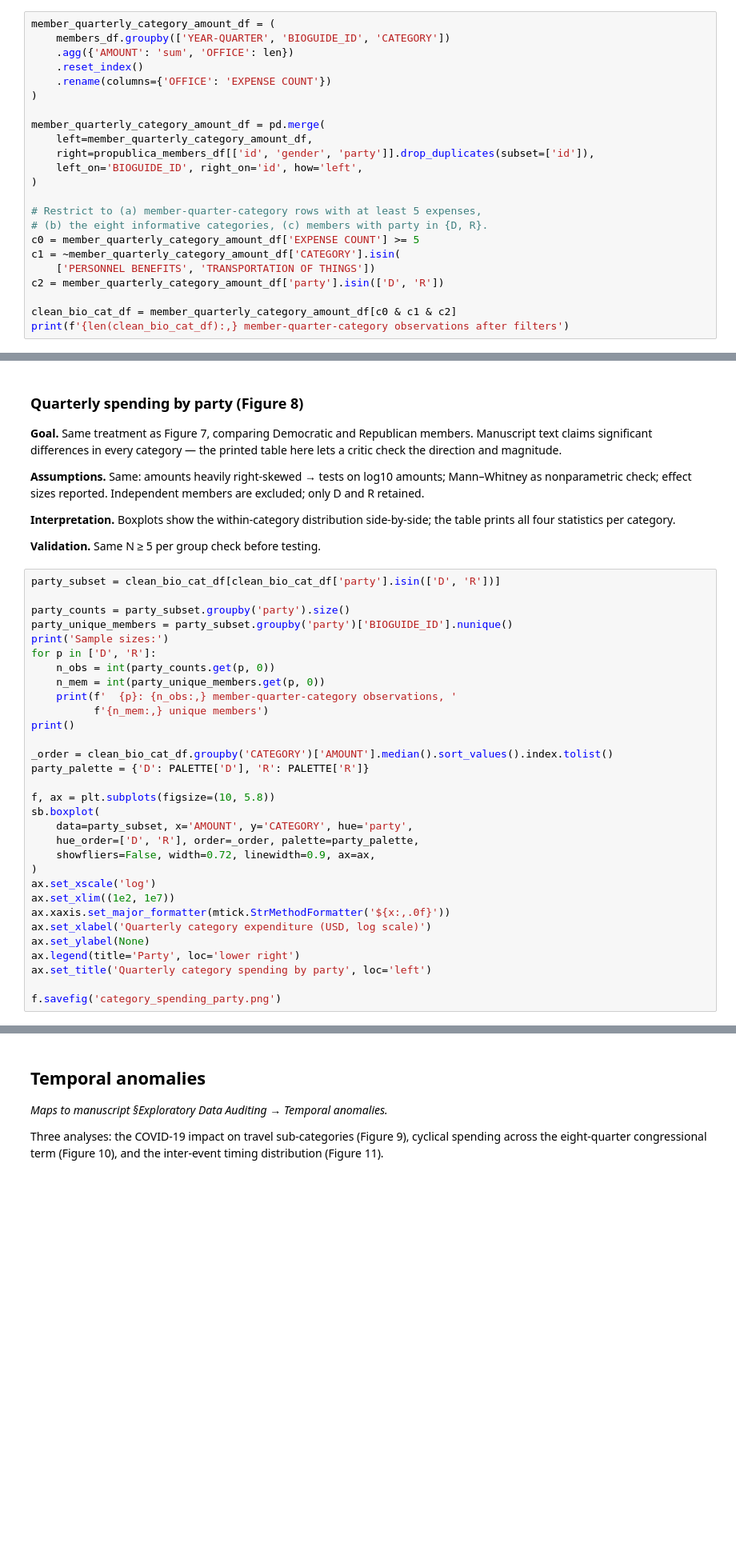
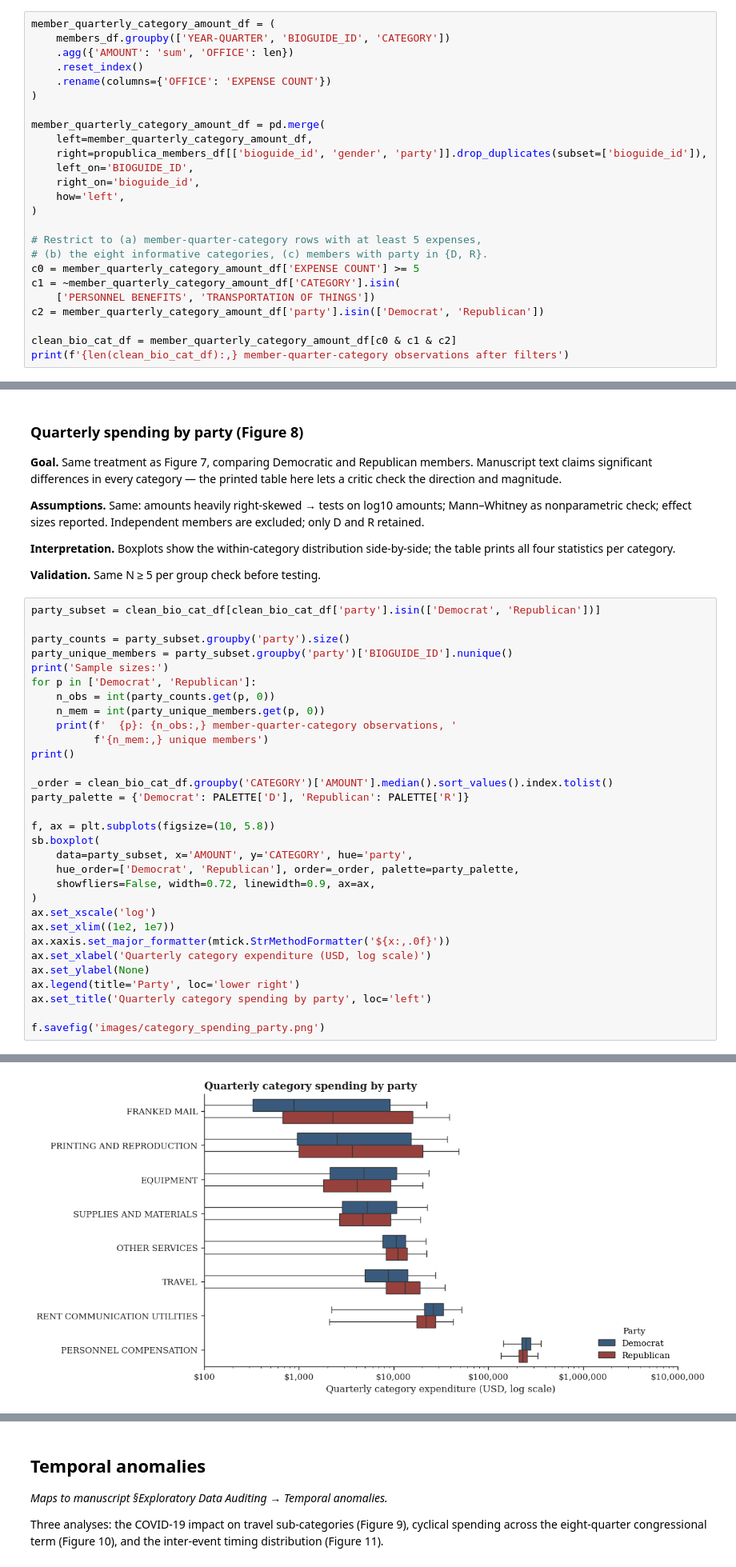
Before and after one commit to brianckeegan/exploratory-data-auditing, a Jupyter notebook: analysis_v3.ipynb, the cells around one changed output, grey strips where cells are left out. Shown at 80% size. Cells and saved outputs as stored; diff of their text form; blank space fills up the shorter version.

```diff
--- a/analysis_v3.ipynb
+++ b/analysis_v3.ipynb
@@ -1004,8 +1111,10 @@ member_quarterly_category_amount_df = (
 
 member_quarterly_category_amount_df = pd.merge(
     left=member_quarterly_category_amount_df,
-    right=propublica_members_df[['id', 'gender', 'party']].drop_duplicates(subset=['id']),
-    left_on='BIOGUIDE_ID', right_on='id', how='left',
+    right=propublica_members_df[['bioguide_id', 'gender', 'party']].drop_duplicates(subset=['bioguide_id']),
+    left_on='BIOGUIDE_ID',
+    right_on='bioguide_id',
+    how='left',
 )
 
 # Restrict to (a) member-quarter-category rows with at least 5 expenses,
@@ -1013,7 +1122,7 @@ member_quarterly_category_amount_df = pd.merge(
 c0 = member_quarterly_category_amount_df['EXPENSE COUNT'] >= 5
 c1 = ~member_quarterly_category_amount_df['CATEGORY'].isin(
     ['PERSONNEL BENEFITS', 'TRANSPORTATION OF THINGS'])
-c2 = member_quarterly_category_amount_df['party'].isin(['D', 'R'])
+c2 = member_quarterly_category_amount_df['party'].isin(['Democrat', 'Republican'])
 
 clean_bio_cat_df = member_quarterly_category_amount_df[c0 & c1 & c2]
 print(f'{len(clean_bio_cat_df):,} member-quarter-category observations after filters')
@@ -1100,12 +1226,12 @@ for _cat in _order:
 
 **Validation.** Same N ≥ 5 per group check before testing.
 # %%
-party_subset = clean_bio_cat_df[clean_bio_cat_df['party'].isin(['D', 'R'])]
+party_subset = clean_bio_cat_df[clean_bio_cat_df['party'].isin(['Democrat', 'Republican'])]
 
 party_counts = party_subset.groupby('party').size()
 party_unique_members = party_subset.groupby('party')['BIOGUIDE_ID'].nunique()
 print('Sample sizes:')
-for p in ['D', 'R']:
+for p in ['Democrat', 'Republican']:
     n_obs = int(party_counts.get(p, 0))
     n_mem = int(party_unique_members.get(p, 0))
     print(f'  {p}: {n_obs:,} member-quarter-category observations, '
@@ -1113,12 +1239,12 @@ for p in ['D', 'R']:
 print()
 
 _order = clean_bio_cat_df.groupby('CATEGORY')['AMOUNT'].median().sort_values().index.tolist()
-party_palette = {'D': PALETTE['D'], 'R': PALETTE['R']}
+party_palette = {'Democrat': PALETTE['D'], 'Republican': PALETTE['R']}
 
 f, ax = plt.subplots(figsize=(10, 5.8))
 sb.boxplot(
     data=party_subset, x='AMOUNT', y='CATEGORY', hue='party',
-    hue_order=['D', 'R'], order=_order, palette=party_palette,
+    hue_order=['Democrat', 'Republican'], order=_order, palette=party_palette,
     showfliers=False, width=0.72, linewidth=0.9, ax=ax,
 )
 ax.set_xscale('log')
@@ -1129,4 +1255,5 @@ ax.set_ylabel(None)
 ax.legend(title='Party', loc='lower right')
 ax.set_title('Quarterly category spending by party', loc='left')
 
-f.savefig('category_spending_party.png')
+f.savefig('images/category_spending_party.png')
+# %% [output]
@@ -1133,3 +1263,4 @@ f.savefig('category_spending_party.png')
+[figure, added]
 # %%
 print('Per-category tests (log10 amounts):')
 print(f"{'Category':<32s} {'N_D':>5s} {'N_R':>5s} "
```
Also changed, not shown: parts of 41 cells of this notebook, 1 other file.
